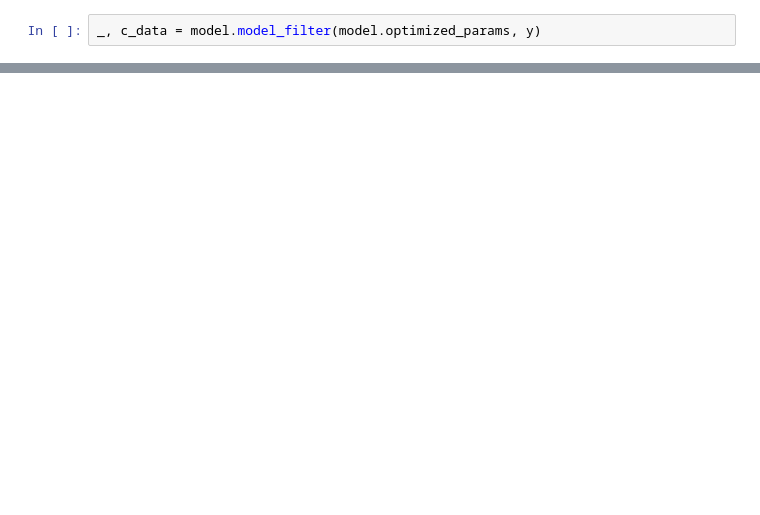
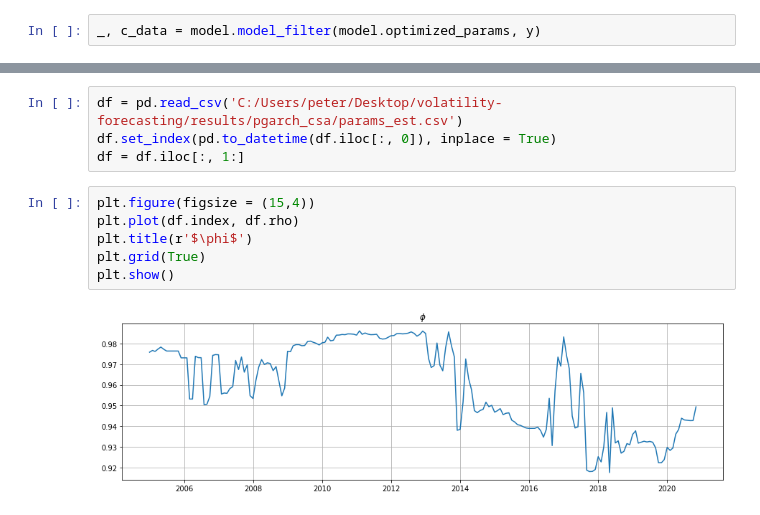
Before and after one commit to NemesiP/volatility-forecasting, a Jupyter notebook: Examples/Panel_GARCH_vs_Panel_GARCH_CSA.ipynb, the cells around one changed output, grey strips where cells are left out. Drawn from its saved outputs; the diff is of its cells as text; blank space fills up the shorter version.

```diff
--- a/Examples/Panel_GARCH_vs_Panel_GARCH_CSA.ipynb
+++ b/Examples/Panel_GARCH_vs_Panel_GARCH_CSA.ipynb
@@ -218,0 +240,12 @@ plt.show()
+# %%
+df = pd.read_csv('C:/Users/peter/Desktop/volatility-forecasting/results/pgarch_csa/params_est.csv')
+df.set_index(pd.to_datetime(df.iloc[:, 0]), inplace = True)
+df = df.iloc[:, 1:]
+# %%
+plt.figure(figsize = (15,4))
+plt.plot(df.index, df.rho)
+plt.title(r'$\phi$')
+plt.grid(True)
+plt.show()
+# %% [output]
+[figure, added]
```
Also changed, not shown: parts of 16 cells of this notebook.
